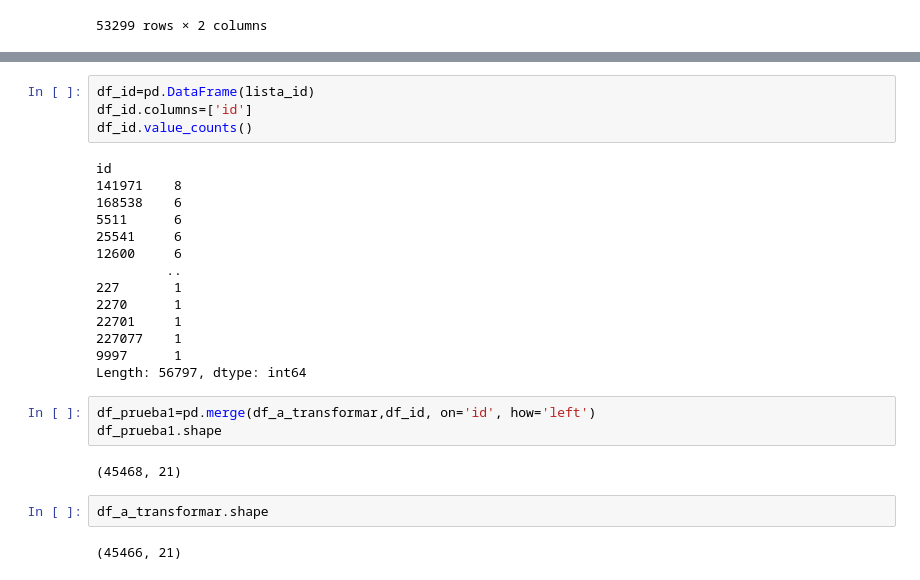
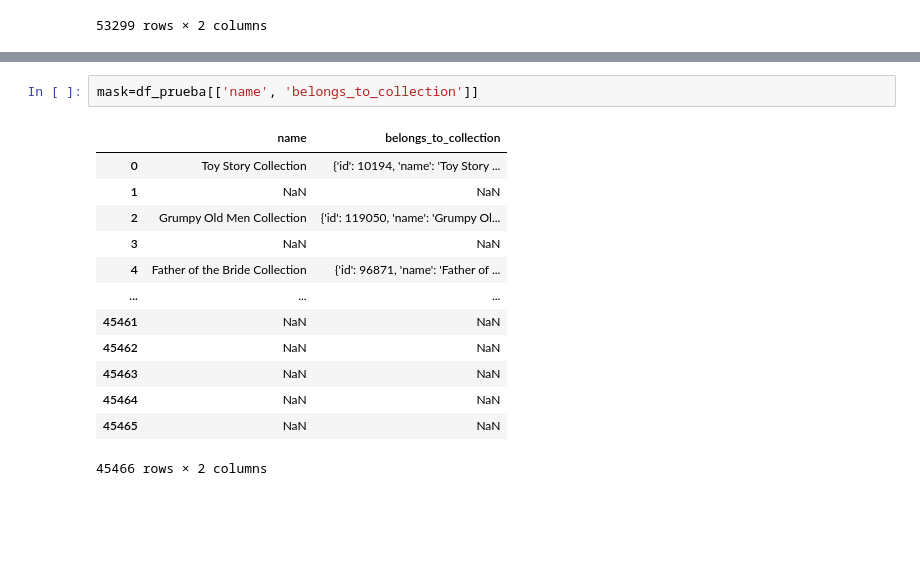
Before and after one commit to Nahuel404/PI_ML_3, a Jupyter notebook: Transformaciones.ipynb, the cells around one changed output, grey strips where cells are left out. Saved outputs shown, nothing was run; the diff lists cells and outputs as text; blank space fills up the shorter version.

```diff
--- a/Transformaciones.ipynb
+++ b/Transformaciones.ipynb
@@ -443,27 +393,16 @@ print(i)
-# %%
-df_id=pd.DataFrame(lista_id)
-df_id.columns=['id']
-df_id.value_counts()
-# %% [output]
-id
-141971    8
-168538    6
-5511      6
-25541     6
-12600     6
-         ..
-227       1
-2270      1
-22701     1
-227077    1
-9997      1
-Length: 56797, dtype: int64
-# %%
-df_prueba1=pd.merge(df_a_transformar,df_id, on='id', how='left')
-df_prueba1.shape
-# %% [output]
-(45468, 21)
-# %%
-df_a_transformar.shape
-# %% [output]
-(45466, 21)
+# %%
+mask=df_prueba[['name', 'belongs_to_collection']]
+# %% [output]
+|  | name | belongs_to_collection |
+| 0 | Toy Story Collection | {'id': 10194, 'name': 'Toy Story ... |
+| 1 | NaN | NaN |
+| 2 | Grumpy Old Men Collection | {'id': 119050, 'name': 'Grumpy Ol... |
+| 3 | NaN | NaN |
+| 4 | Father of the Bride Collection | {'id': 96871, 'name': 'Father of ... |
+| ... | ... | ... |
+| 45461 | NaN | NaN |
+| 45462 | NaN | NaN |
+| 45463 | NaN | NaN |
+| 45464 | NaN | NaN |
+| 45465 | NaN | NaN |
+45466 rows × 2 columns
```
Also changed, not shown: parts of 21 cells of this notebook.
